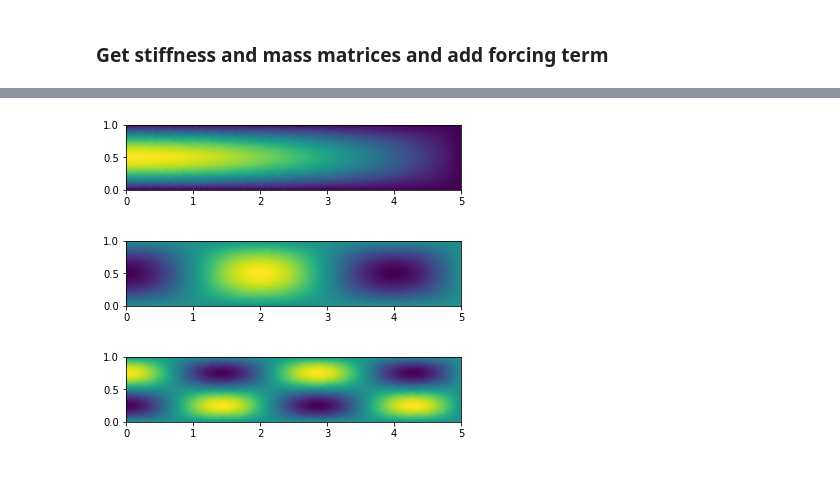
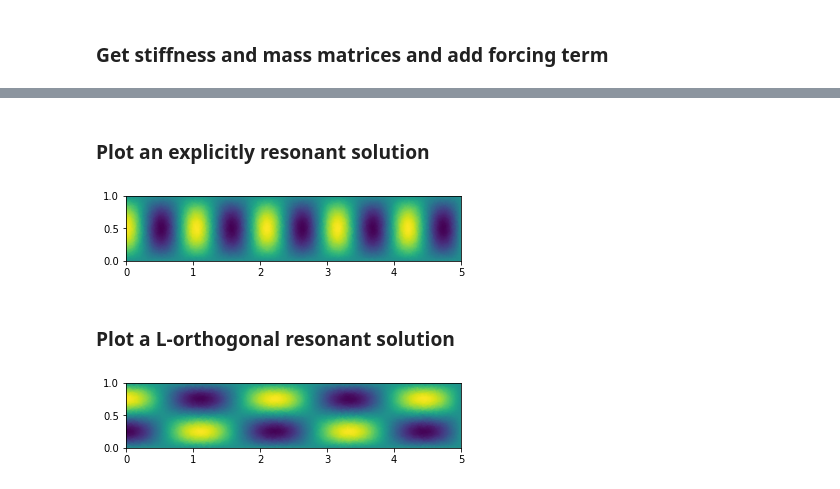
Before and after one commit to FMatti/Maxwell-MRI, a Jupyter notebook: scripts/wg2D_frequency_response.ipynb, the cells around one changed output, grey strips where cells are left out. Drawn from its saved outputs; the diff is of its cells as text; code cells hidden in the pictures.

Commit message:
analysis of resonant frequencies continued

```diff
--- a/scripts/wg2D_frequency_response.ipynb
+++ b/scripts/wg2D_frequency_response.ipynb
@@ -49,14 +62,9 @@ def get_numerical_eigenpairs(K, M, V, bc, a, b, k=10):
 # %%
-def plot_eigenvector(eigenvector, V, bc):
-    boundary_points = bc.get_boundary_values().keys()
-    all_points = V.dofmap().dofs()
-    inner_points = list(set(all_points) - set(boundary_points))
-
-    A = np.empty(len(all_points))
-    A[inner_points] = eigenvector
-    A[list(boundary_points)] = list(bc.get_boundary_values().values())
+def plot_eigenvector(eigenvector, V, bc, reduced=True):
+    if reduced:
+        eigenvector = add_boundary_values(eigenvector, V, bc)
 
     coords = V.tabulate_dof_coordinates().reshape((-1, 2))
     fig, ax = plt.subplots(figsize=(6, 6*np.ptp(coords[:, 1])/np.ptp(coords[:, 0])))
     ax.margins(x=0, y=0)
-    ax.tripcolor(coords[:, 0], coords[:, 1], A, shading='gouraud')
+    ax.tripcolor(coords[:, 0], coords[:, 1], eigenvector, shading='gouraud')
@@ -106,0 +128,25 @@ plt.show()
+# %%
+omegas = np.linspace(6.5, 7, 1000)
+
+L2_norms =  get_solution_L2_norms(omegas, K, M, L, V)
+
+fig, ax = plt.subplots(2, 1, sharex=True)
+ax[0].plot(omegas, L2_norms)
+ax[0].set_yscale('log')
+ax[0].set_ylabel('L2-norm of solution')
+
+eigvals, eigvecs = get_numerical_eigenpairs(K, M, V, bc, omegas[0]**2, omegas[-1]**2, k=50)
+
+ax[0].vlines(np.sqrt(eigvals), 0, np.max(L2_norms), linewidth=0.5, colors='k', alpha=0.5)
+ax[0].set_xticks(np.sqrt(eigvals), minor=True)
+ax[0].margins(x=0, y=0)
+
+dotproducts = [eigenvector_dot_L(eigvec, V, bc, L) for eigvec in eigvecs]
+
+ax[1].bar(np.sqrt(eigvals), np.abs(dotproducts), width=0.05)
+ax[1].set_yscale('log')
+ax[1].set_xlabel('Frequency omega')
+ax[1].set_ylabel('Dotproduct |<u, L>|')
+ax[1].set_xlim(omegas[0], omegas[-1])
+ax[1].margins(y=0)
+plt.show()
@@ -107,12 +155,14 @@ plt.show()
+# %% [markdown]
+### Plot an explicitly resonant solution
 # %%
-plot_eigenvector(eigvecs[0], V, bc)
-plt.show()
 plot_eigenvector(eigvecs[2], V, bc)
 plt.show()
 # %% [output]
-[figure, old version]
+[figure, new version]
-[figure, removed]
+# %% [markdown]
+### Plot a L-orthogonal resonant solution
 # %%
-plot_eigenvector(eigvecs[12], V, bc)
+plot_eigenvector(eigvecs[3], V, bc)
+plt.show()
 # %% [output]
-[figure, old version]
+[figure, new version]
```
Also changed, not shown: parts of 13 cells of this notebook.
